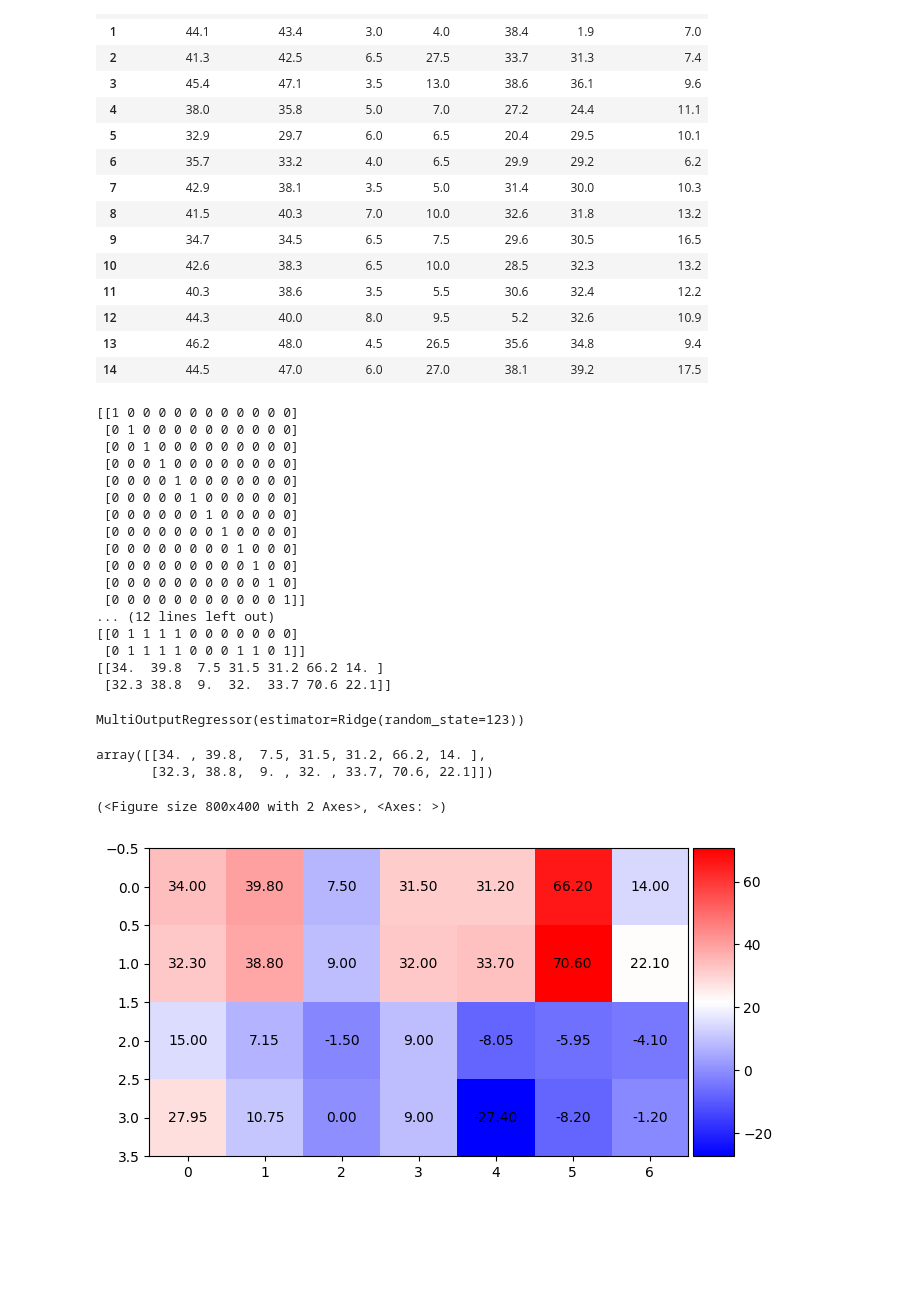
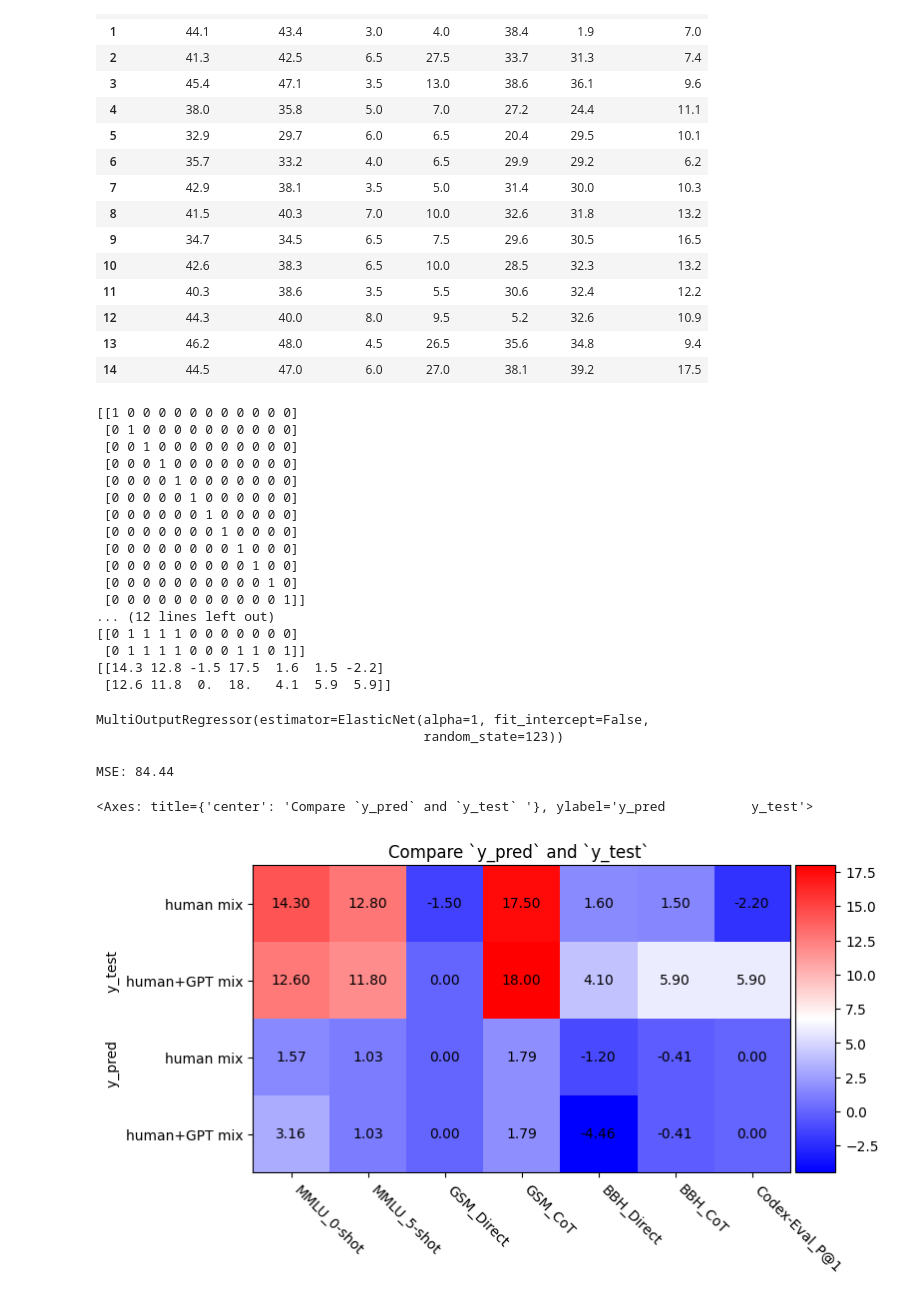
Before and after one commit to tt6746690/open-instruct, a Jupyter notebook: scripts/explore_tulu_paper_results.ipynb, the cells around one changed output. Drawn from its saved outputs; the diff is of its cells as text; code cells hidden in the pictures; blank space fills up the shorter version.

```diff
--- a/scripts/explore_tulu_paper_results.ipynb
+++ b/scripts/explore_tulu_paper_results.ipynb
@@ -159,9 +160,10 @@ X_test = X[-2:]
 y_test = y[-2:]
 
 # `y` is the performance delta between base model and instruction tuned model
-y_train = y_train-y_train[0,:]
+base_model_perf = y_train[0,:].copy()
+y_train = y_train-base_model_perf
 X_train = X_train[1:]; y_train = y_train[1:]
-y_test = y_test-y_train[0,:]
+y_test = y_test-base_model_perf
 
 print(X_train)
 print(y_train)
@@ -183,30 +185,45 @@ print(y_test)
 ... (12 lines left out)
 [[0 1 1 1 1 0 0 0 0 0 0 0]
  [0 1 1 1 1 0 0 0 1 1 0 1]]
-[[34.  39.8  7.5 31.5 31.2 66.2 14. ]
- [32.3 38.8  9.  32.  33.7 70.6 22.1]]
+[[14.3 12.8 -1.5 17.5  1.6  1.5 -2.2]
+ [12.6 11.8  0.  18.   4.1  5.9  5.9]]
 # %%
 from sklearn.multioutput import MultiOutputRegressor
-from sklearn.linear_model import Ridge
+from sklearn.linear_model import Ridge, ElasticNet, Lasso
+# https://scikit-learn.org/stable/modules/generated/sklearn.linear_model.Lasso.html#sklearn.linear_model.Lasso
 
-reg = MultiOutputRegressor(Ridge(random_state=123, fit_intercept=True))
+reg = MultiOutputRegressor(ElasticNet(
+    random_state=123,
+    fit_intercept=False,
+    alpha=1,
+    l1_ratio=.5
+))
 reg.fit(X_train, y_train)
 reg
 # %% [output]
-MultiOutputRegressor(estimator=Ridge(random_state=123))
+MultiOutputRegressor(estimator=ElasticNet(alpha=1, fit_intercept=False,
+                                          random_state=123))
-# %%
-y_test
-# %% [output]
-array([[34. , 39.8,  7.5, 31.5, 31.2, 66.2, 14. ],
-       [32.3, 38.8,  9. , 32. , 33.7, 70.6, 22.1]])
-# %%
-from rosemary import plt_kernel_matrix_one
-
-fig, ax = plt.subplots(1,1,figsize=(8,4))
-plt_kernel_matrix_one(fig, ax, np.vstack([y_test, y_pred]), custom_ticks=False, annotate=True, cmap='bwr')
-# %% [output]
-(<Figure size 800x400 with 2 Axes>, <Axes: >)
-[figure, removed]
+# %%
+from rosemary import plt_kernel_matrix_one
+
+y_pred = reg.predict(X_test)
+print(f'MSE: {sklearn.metrics.mean_squared_error(y_test, y_pred):.2f}')
+
+fig, ax = plt.subplots(1,1,figsize=(8,4))
+y_test_pred = np.vstack([y_test,
+                         y_pred])
+plt_kernel_matrix_one(fig, ax, y_test_pred, custom_ticks=False, annotate=True, cmap='bwr')
+ax.set_ylabel('y_pred           y_test')
+ax.set_xticks(list(range(len(output_names))), output_names, rotation=-45, ha='left')
+ylabels = ['human mix', 'human+GPT mix']*2
+ax.set_yticks(list(range(len(ylabels))), ylabels)
+
+ax.set_title('Compare `y_pred` and `y_test` ')
+ax
+# %% [output]
+MSE: 84.44
+<Axes: title={'center': 'Compare `y_pred` and `y_test` '}, ylabel='y_pred           y_test'>
+[figure, added]
 # %%
 W = np.stack([reg.estimators_[i].coef_ for i in range(len(reg.estimators_))]).T
 b = np.stack([reg.estimators_[i].intercept_ for i in range(len(reg.estimators_))]).T
```
Also changed, not shown: parts of 4 cells of this notebook, 1 other file.
